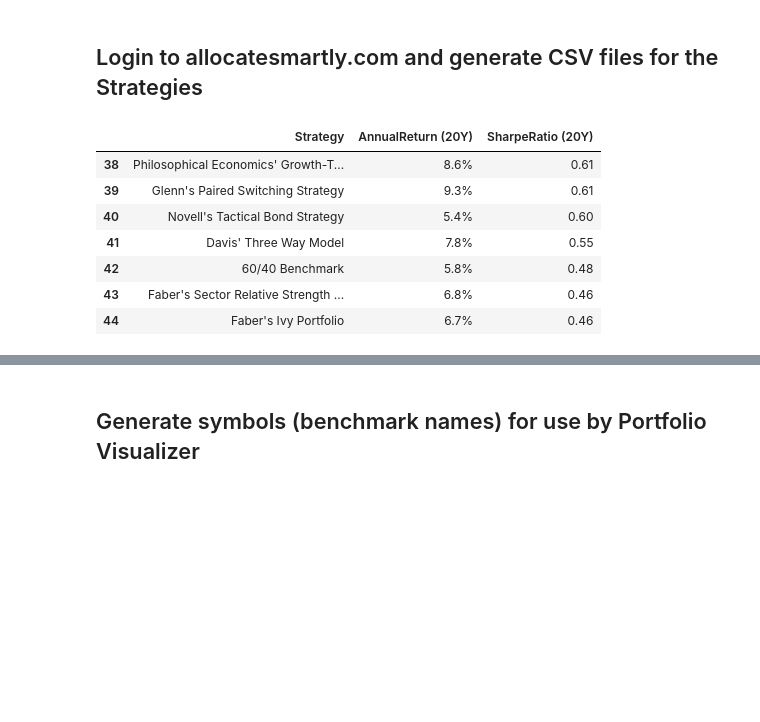
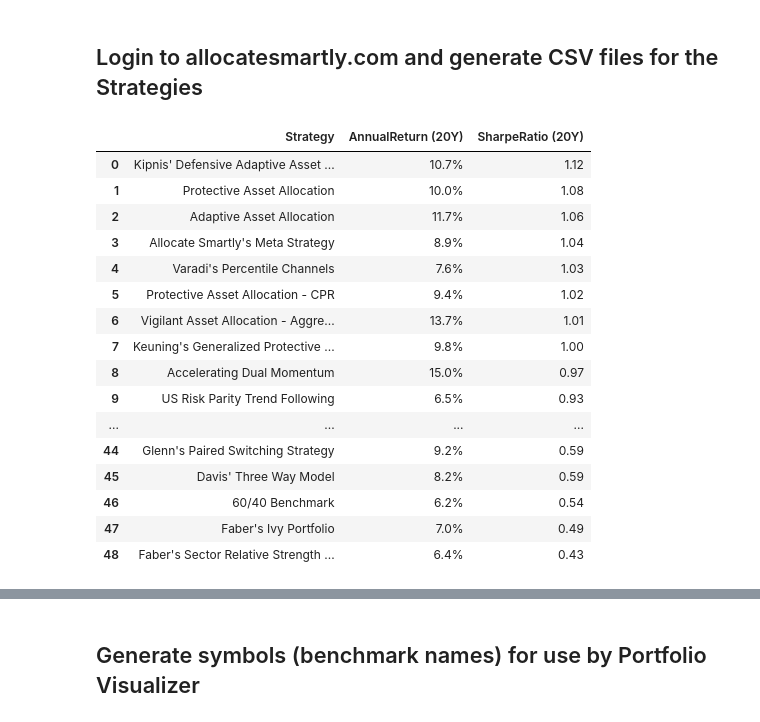
Before and after one commit to dxcv/PVAUTOMATE, a Jupyter notebook: AS Strategy Data & Preparation for PV.ipynb, the cells around one changed output, grey strips where cells are left out. Cells and saved outputs as stored; diff of their text form; code cells hidden in the pictures; blank space fills up the shorter version.

```diff
--- a/AS Strategy Data & Preparation for PV.ipynb
+++ b/AS Strategy Data & Preparation for PV.ipynb
@@ -49,36 +52,45 @@ os.makedirs(b'/home/scubamut/MEGAsync/WORK_IN_PROGRESS/pvautomate/Data/benchmark
 # %%
 data_path = '/home/scubamut/MEGAsync/WORK_IN_PROGRESS/pvautomate/Data/'
 
 # browser = webdriver.Chrome("/usr/lib/chromium-browser/chromedriver")
 browser = webdriver.Chrome("/usr/local/share/chromedriver")
 browser.get('https://allocatesmartly.com/login')
 browser.set_window_position(1,1)
 browser.maximize_window()
 time.sleep(5)
 user = browser.find_element_by_id('user_login')
 user.send_keys(os.environ.get('ASNAME'))
 password = browser.find_element_by_id('user_pass')
 password.send_keys(os.environ.get('ASPASSWD'))
 time.sleep(5)
 login = browser.find_element_by_id('wp-submit')
 login.click()
 
 browser.get('https://allocatesmartly.com/members/strategies/')
 
 strategies = pd.read_html(browser.page_source, header=0)[0]
 strategies = strategies.filter(items=[c for c in strategies.columns][1:-2])
 # remove Strategy 'Trading ...'
 strategies.Strategy = strategies.Strategy.apply(lambda x: x[:x.find('Trading')])
-strategies[38:]
+strategies
 # %% [output]
 |  | Strategy | AnnualReturn (20Y) | SharpeRatio (20Y) |
-| 38 | Philosophical Economics' Growth-T... | 8.6% | 0.61 |
-| 39 | Glenn's Paired Switching Strategy | 9.3% | 0.61 |
-| 40 | Novell's Tactical Bond Strategy | 5.4% | 0.60 |
-| 41 | Davis' Three Way Model | 7.8% | 0.55 |
-| 42 | 60/40 Benchmark | 5.8% | 0.48 |
-| 43 | Faber's Sector Relative Strength ... | 6.8% | 0.46 |
-| 44 | Faber's Ivy Portfolio | 6.7% | 0.46 |
+| 0 | Kipnis' Defensive Adaptive Asset ... | 10.7% | 1.12 |
+| 1 | Protective Asset Allocation | 10.0% | 1.08 |
+| 2 | Adaptive Asset Allocation | 11.7% | 1.06 |
+| 3 | Allocate Smartly's Meta Strategy | 8.9% | 1.04 |
+| 4 | Varadi's Percentile Channels | 7.6% | 1.03 |
+| 5 | Protective Asset Allocation - CPR | 9.4% | 1.02 |
+| 6 | Vigilant Asset Allocation - Aggre... | 13.7% | 1.01 |
+| 7 | Keuning's Generalized Protective ... | 9.8% | 1.00 |
+| 8 | Accelerating Dual Momentum | 15.0% | 0.97 |
+| 9 | US Risk Parity Trend Following | 6.5% | 0.93 |
+| ... | ... | ... | ... |
+| 44 | Glenn's Paired Switching Strategy | 9.2% | 0.59 |
+| 45 | Davis' Three Way Model | 8.2% | 0.59 |
+| 46 | 60/40 Benchmark | 6.2% | 0.54 |
+| 47 | Faber's Ivy Portfolio | 7.0% | 0.49 |
+| 48 | Faber's Sector Relative Strength ... | 6.4% | 0.43 |
 # %%
 # for each strategy, get monthly table and generate CSV files
 
```
Also changed, not shown: parts of 46 cells of this notebook, 1 other file.
